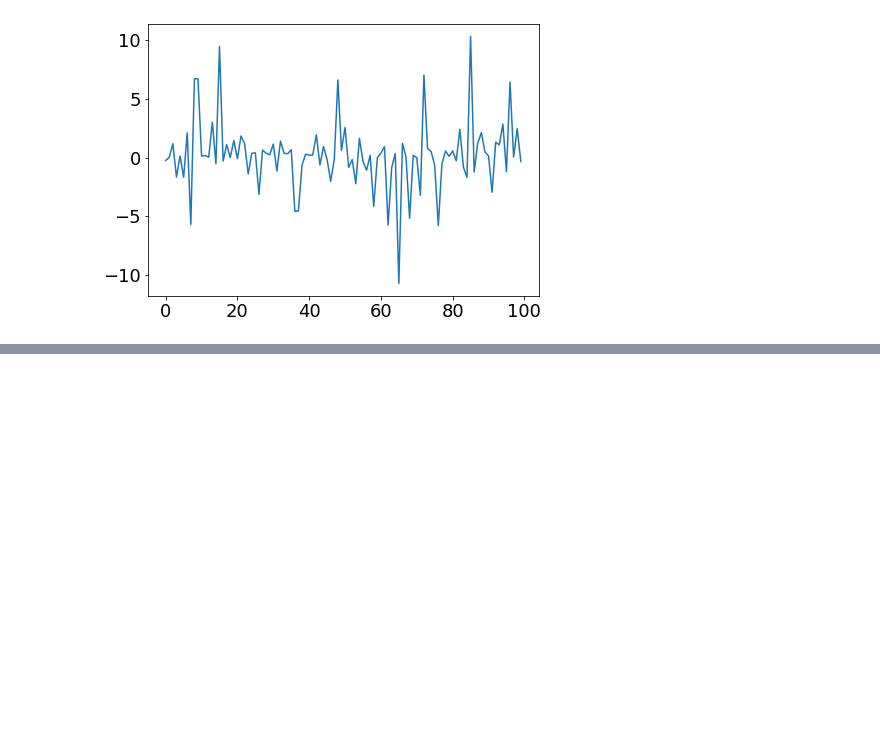
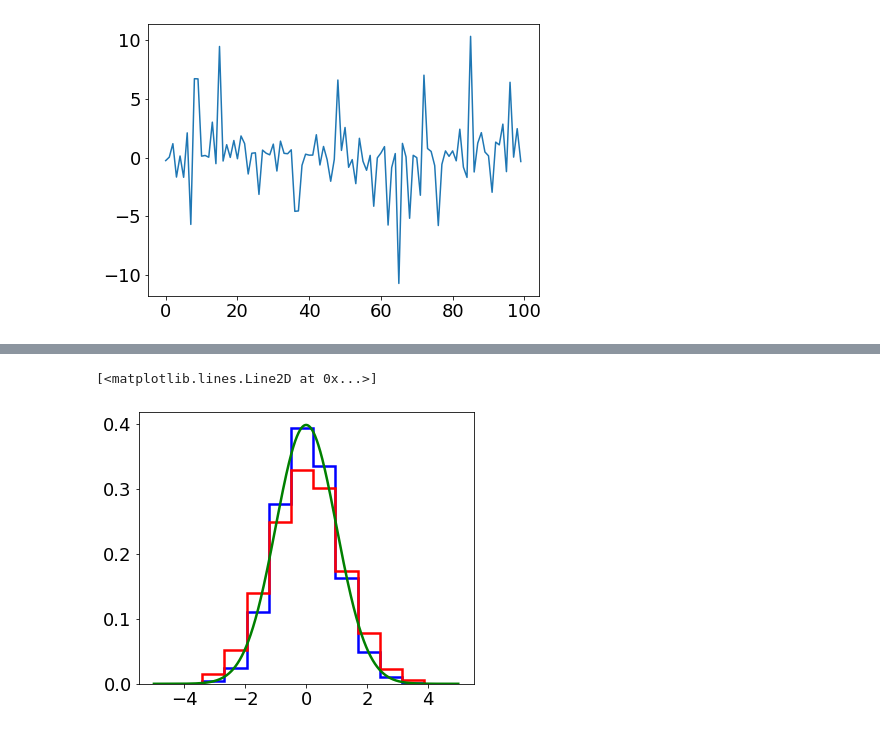
Before and after one commit to SvPoder/exoplanets, a Jupyter notebook: jupyter-notebook/reconstructed_DM_likelihood.ipynb, the cells around one changed output, grey strips where cells are left out. Drawn from its saved outputs; the diff is of its cells as text; code cells hidden in the pictures; blank space fills up the shorter version.

```diff
--- a/jupyter-notebook/reconstructed_DM_likelihood.ipynb
+++ b/jupyter-notebook/reconstructed_DM_likelihood.ipynb
@@ -1183,7 +1145,9 @@ def residual(p, robs, sigma_robs, Mobs, sigma_Mobs, Aobs, sigma_Aobs, Tobs, sigm
 i = 0
 print(robs[i], Mobs[i], Aobs[i], Tobs[i])
 
-np.sqrt(sigma_Tmodel2(robs[i], Mobs[i], Aobs[i], sigmarobs[i], sigmaMobs[i], sigmaAobs[i],
+for i in range(3):
+
+    print(np.sqrt(sigma_Tmodel2(robs[i], Mobs[i], Aobs[i], sigmarobs[i], sigmaMobs[i], sigmaAobs[i],
               Teff[i], points, values, 1., [1., 1.5, 20.], v=100., R=R_jup.value, Rsun=8.178,
-              epsilon=1., size=7000, h=1e-3))
+              epsilon=1., size=7000, h=1e-3)))
 # %% [output]
@@ -1645,0 +1715,18 @@ ax.plot(((derv_wrt_Minjup*sigmaMobs*conv_Msun_to_Mjup)**2 - (derv_wrt_M*sigmaMob
+# %%
+fig, ax = plt.subplots(1, 1, figsize=(6, 5))
+
+Tmodel = temperature_withDM(robs, Teff, M=Mobs*M_sun.value,
+                            f=f_true, p=[gamma_true, rs_true, rho0_true], v=100.)
+
+#ax.plot(Tmodel-sigmaTobs/0.1)
+counts_eff, bins_eff, _ = ax.hist((Tobs-Tmodel)/np.sqrt(sigmaTobs**2 + sigma_model2),
+                                  histtype="step", linewidth=2.5, color="b", density=True);
+ax.hist((Tobs-Tmodel)/sigmaTobs, bins=bins_eff, histtype="step", linewidth=2.5, color="r", density=True);
+
+from scipy.stats import norm
+x = np.arange(-5, 5, 0.001)
+y = norm.pdf(x, 0, 1)
+ax.plot(x, y, lw=2.5, color="green")
+# %% [output]
+[<matplotlib.lines.Line2D at 0x...>]
+[figure, added]
```
Also changed, not shown: parts of 24 cells of this notebook, 1 other file.
